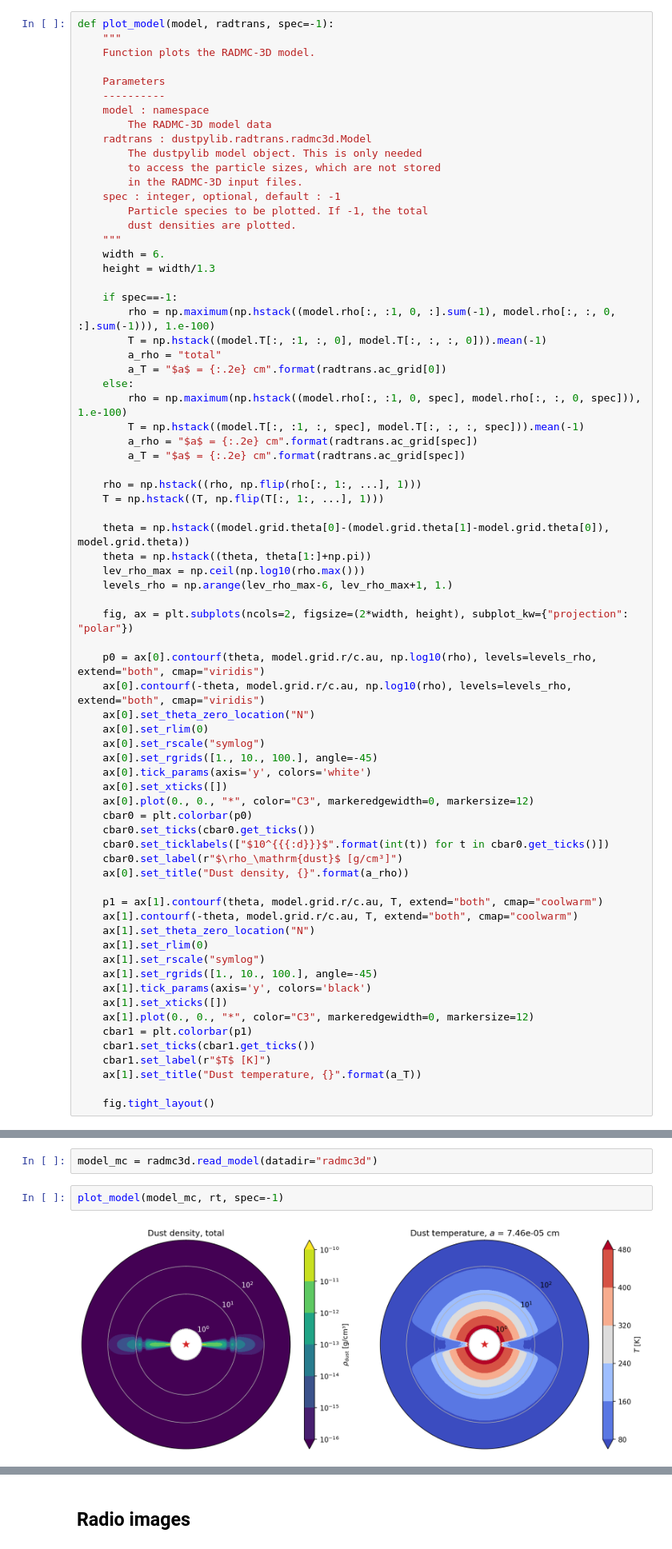
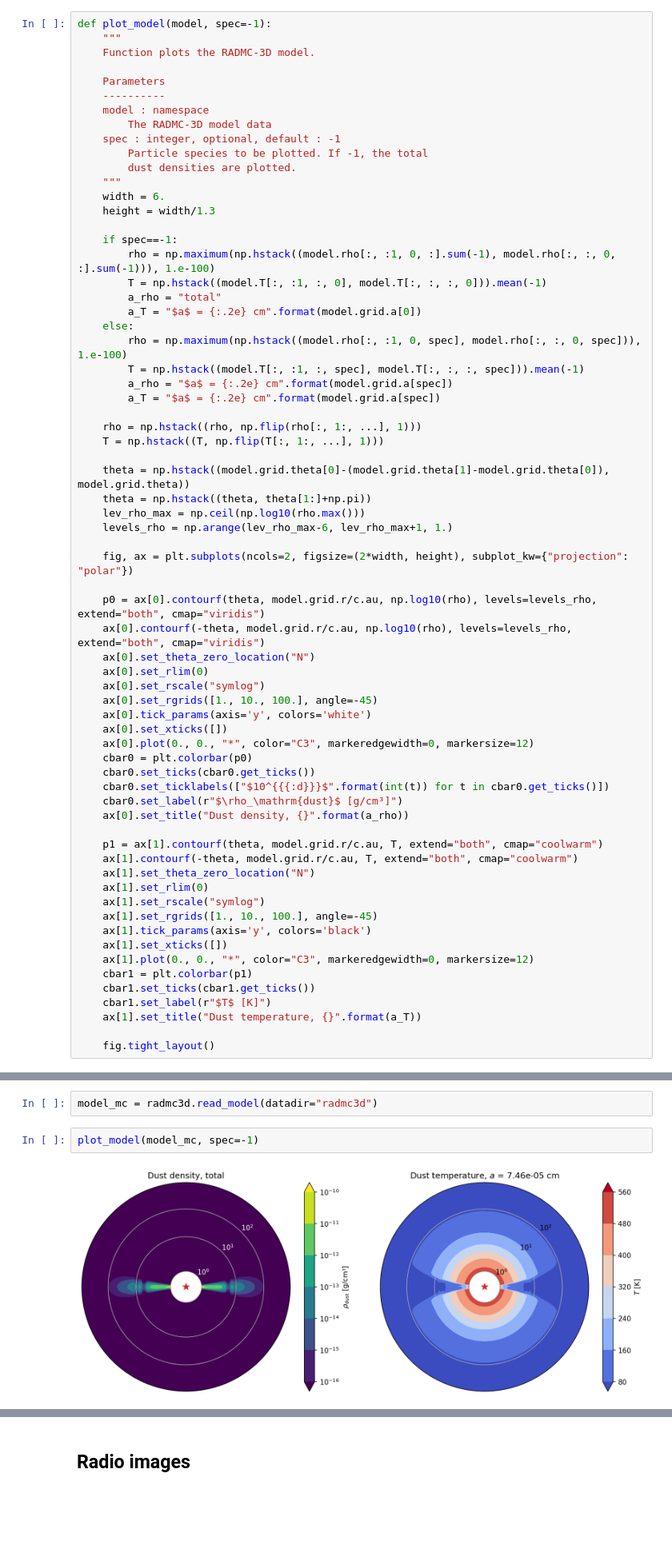
Before and after one commit to stammler/dustpylib, a Jupyter notebook: examples/radtrans/radmc3d.ipynb, the cells around one changed output, grey strips where cells are left out. Shown at 80% size. Drawn from its saved outputs; the diff is of its cells as text; blank space fills up the shorter version.

```diff
--- a/examples/radtrans/radmc3d.ipynb
+++ b/examples/radtrans/radmc3d.ipynb
@@ -185,7 +191,7 @@ model = radmc3d.read_model(datadir="radmc3d")
 # %% [markdown]
 We can now plot the densities and temperatures of the `RADMC-3D` model.
 # %%
-def plot_model(model, radtrans, spec=-1):
+def plot_model(model, spec=-1):
     """
     Function plots the RADMC-3D model.
 
@@ -193,10 +199,6 @@ def plot_model(model, radtrans, spec=-1):
     ----------
     model : namespace
         The RADMC-3D model data
-    radtrans : dustpylib.radtrans.radmc3d.Model
-        The dustpylib model object. This is only needed
-        to access the particle sizes, which are not stored
-        in the RADMC-3D input files.
     spec : integer, optional, default : -1
         Particle species to be plotted. If -1, the total
         dust densities are plotted.
@@ -208,12 +210,12 @@ def plot_model(model, radtrans, spec=-1):
         rho = np.maximum(np.hstack((model.rho[:, :1, 0, :].sum(-1), model.rho[:, :, 0, :].sum(-1))), 1.e-100)
         T = np.hstack((model.T[:, :1, :, 0], model.T[:, :, :, 0])).mean(-1)
         a_rho = "total"
-        a_T = "$a$ = {:.2e} cm".format(radtrans.ac_grid[0])
+        a_T = "$a$ = {:.2e} cm".format(model.grid.a[0])
     else:
         rho = np.maximum(np.hstack((model.rho[:, :1, 0, spec], model.rho[:, :, 0, spec])), 1.e-100)
         T = np.hstack((model.T[:, :1, :, spec], model.T[:, :, :, spec])).mean(-1)
-        a_rho = "$a$ = {:.2e} cm".format(radtrans.ac_grid[spec])
-        a_T = "$a$ = {:.2e} cm".format(radtrans.ac_grid[spec])
+        a_rho = "$a$ = {:.2e} cm".format(model.grid.a[spec])
+        a_T = "$a$ = {:.2e} cm".format(model.grid.a[spec])
 
     rho = np.hstack((rho, np.flip(rho[:, 1:, ...], 1)))
     T = np.hstack((T, np.flip(T[:, 1:, ...], 1)))
@@ -289,9 +291,9 @@ To plot the new temperatures we have to read the model files again.
 # %%
 model_mc = radmc3d.read_model(datadir="radmc3d")
 # %%
-plot_model(model_mc, rt, spec=-1)
+plot_model(model_mc, spec=-1)
 # %% [output]
-[figure, old version]
+[figure, new version]
 # %% [markdown]
 We can now compare the midplane temperature that `DustPy` uses with the temperatures that `RADMC-3D` calculated. We are taking the mean temperature in azimuthal direction (only one grid cell in this setup) and the mean temperature of 5 grid cells above and below the midplane to reduce the Monte Carlo noise.
 
```
Also changed, not shown: parts of 17 cells of this notebook, 8 other files.
